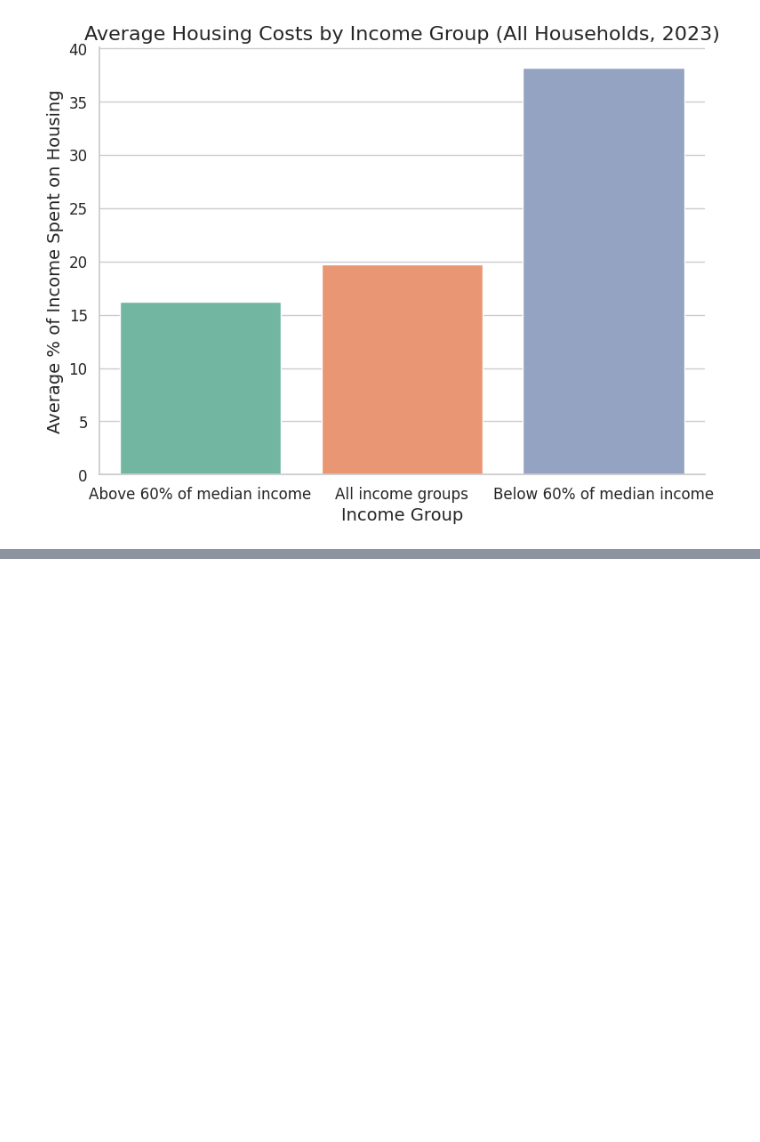
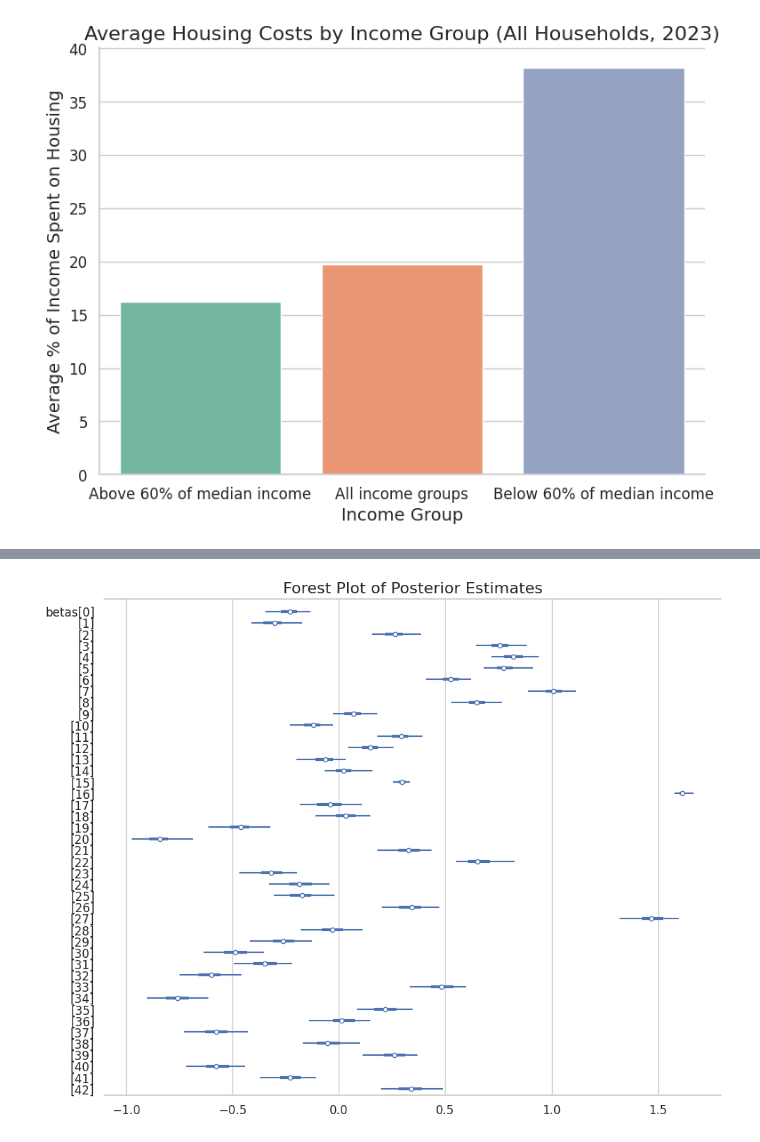
Before and after one commit to LSzubelak/ls-projects, a Jupyter notebook: Bayesian_regression_tutorial/Bayesian_regression.ipynb, the cells around one changed output, grey strips where cells are left out. Saved outputs shown, nothing was run; the diff lists cells and outputs as text; code cells hidden in the pictures; blank space fills up the shorter version.

```diff
--- a/Bayesian_regression_tutorial/Bayesian_regression.ipynb
+++ b/Bayesian_regression_tutorial/Bayesian_regression.ipynb
@@ -387,0 +454,14 @@ AttributeError: Line2D.set() got an unexpected keyword argument 'credible_interv
+# %%
+
+az.plot_forest(
+    trace,
+    var_names=["betas"],
+    combined=True,
+    figsize=(10, 8),
+)
+
+plt.title("Forest Plot of Posterior Estimates")
+plt.tight_layout()
+plt.show()
+# %% [output]
+[figure, added]
```
Also changed, not shown: parts of 14 cells of this notebook.
